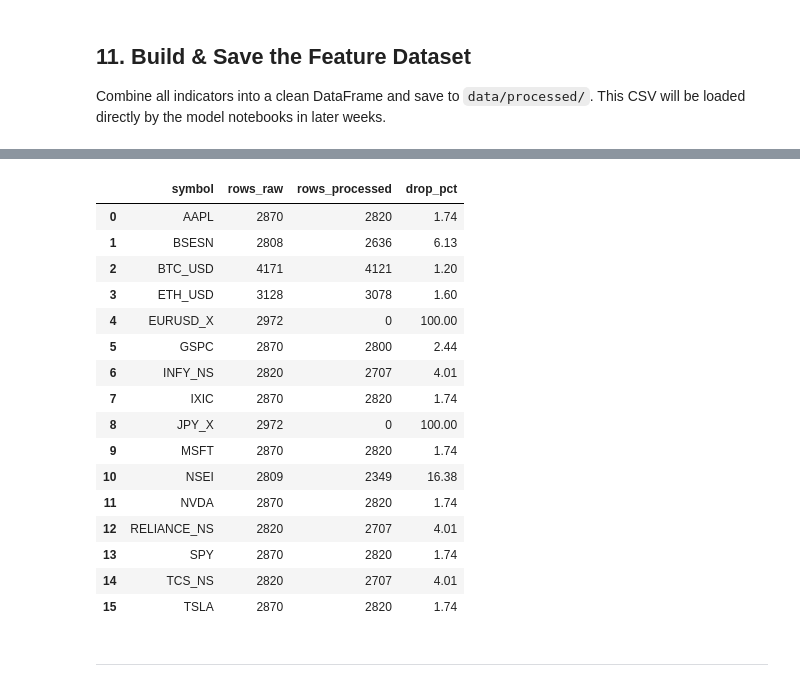
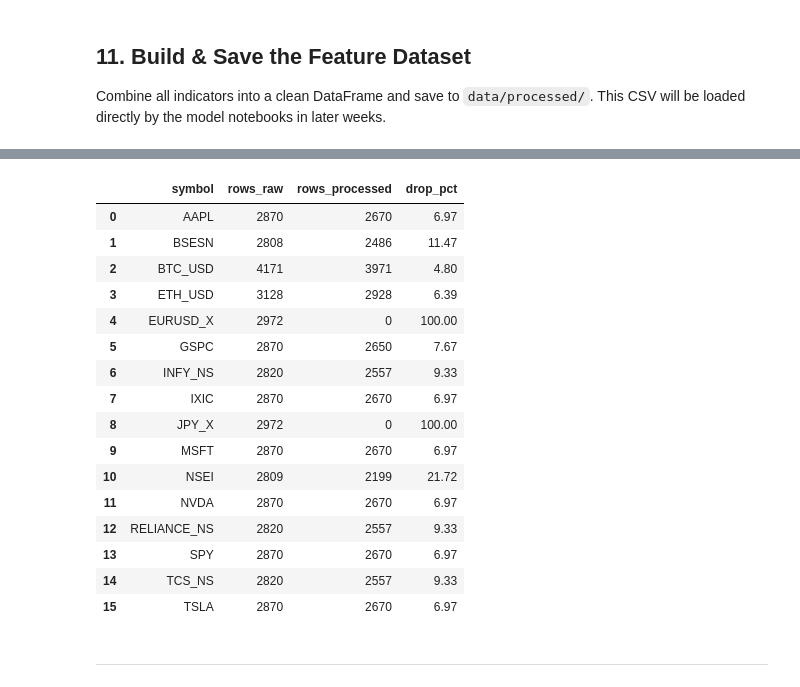
Before and after one commit to Sajal-Sahu-hub/SOC-Stock-Trading-With-LSTM-And-RL, a Jupyter notebook: Week2/technical_indicators.ipynb, the cells around one changed output, grey strips where cells are left out. Saved outputs shown, nothing was run; the diff lists cells and outputs as text; code cells hidden in the pictures.

```diff
--- a/Week2/technical_indicators.ipynb
+++ b/Week2/technical_indicators.ipynb
@@ -498,57 +489,57 @@ for csv_path in RAW_DIR.glob('*.csv'):
 
         processed = PROCESSED_DIR / f"{sym}_features.csv"
 
-        FEATURE_COLUMNS = ['close',
-           'return_1', 'return_5', 'log_return_1',
-           'sma_ratio_20', 'sma_ratio_50',
+        FEATURE_COLUMNS = [ "open", "high", "low", "close", "volume",
+           'return_1', 'return_5', 'log_return_1','sma_20','sma_50','sma_200',
+           'sma_ratio_20', 'sma_ratio_50','ema_12','ema_20','ema_26',
             'ema_ratio_20',
             'rsi_14',
             'macd', 'macd_signal','macd_hist',
             'roc_5', 'roc_10','bb_upper','bb_lower',
-            'bb_width', 'bb_pct_b',
+            'bb_width', 'bb_pct_b','atr_14',
             'atr_ratio',
-            'stoch_k', 'stoch_d',
-            'obv_change',
+            'stoch_k', 'stoch_d','obv',
+            'obv_change','vwap',
             'vwap_ratio',
             'z_score_20'
         ]
 
 
         df['future_return']    = close.shift(-1)/close -1
         df['target_direction'] = [1 if v>0 else 0 for v in df['future_return']]
         rows_raw=df.shape[0]
         required = FEATURE_COLUMNS + ['future_return','target_direction']
         df       = df[required]
         df       = df.replace([float('inf'),float('-inf')],float('NaN'))
 
         df_clean = df[required].dropna()
         df_clean = df_clean.reset_index()
         rows_processed = df_clean.shape[0]
         df_clean.to_csv(processed)
 #         # ... save to PROCESSED_DIR ...
         summary.append({'symbol' :sym,'rows_raw' :rows_raw,'rows_processed' :rows_processed ,'drop_pct' :round((rows_raw-rows_processed)*100/rows_raw,2)})
 
     except Exception as e:
         summary.append({'symbol': sym, 'error': str(e)})
 
 pd.DataFrame(summary)
 # %% [output]
 |  | symbol | rows_raw | rows_processed | drop_pct |
-| 0 | AAPL | 2870 | 2820 | 1.74 |
-| 1 | BSESN | 2808 | 2636 | 6.13 |
-| 2 | BTC_USD | 4171 | 4121 | 1.20 |
-| 3 | ETH_USD | 3128 | 3078 | 1.60 |
+| 0 | AAPL | 2870 | 2670 | 6.97 |
+| 1 | BSESN | 2808 | 2486 | 11.47 |
+| 2 | BTC_USD | 4171 | 3971 | 4.80 |
+| 3 | ETH_USD | 3128 | 2928 | 6.39 |
 | 4 | EURUSD_X | 2972 | 0 | 100.00 |
-| 5 | GSPC | 2870 | 2800 | 2.44 |
-| 6 | INFY_NS | 2820 | 2707 | 4.01 |
-| 7 | IXIC | 2870 | 2820 | 1.74 |
+| 5 | GSPC | 2870 | 2650 | 7.67 |
+| 6 | INFY_NS | 2820 | 2557 | 9.33 |
+| 7 | IXIC | 2870 | 2670 | 6.97 |
 | 8 | JPY_X | 2972 | 0 | 100.00 |
-| 9 | MSFT | 2870 | 2820 | 1.74 |
-| 10 | NSEI | 2809 | 2349 | 16.38 |
-| 11 | NVDA | 2870 | 2820 | 1.74 |
-| 12 | RELIANCE_NS | 2820 | 2707 | 4.01 |
-| 13 | SPY | 2870 | 2820 | 1.74 |
-| 14 | TCS_NS | 2820 | 2707 | 4.01 |
-| 15 | TSLA | 2870 | 2820 | 1.74 |
+| 9 | MSFT | 2870 | 2670 | 6.97 |
+| 10 | NSEI | 2809 | 2199 | 21.72 |
+| 11 | NVDA | 2870 | 2670 | 6.97 |
+| 12 | RELIANCE_NS | 2820 | 2557 | 9.33 |
+| 13 | SPY | 2870 | 2670 | 6.97 |
+| 14 | TCS_NS | 2820 | 2557 | 9.33 |
+| 15 | TSLA | 2870 | 2670 | 6.97 |
 # %% [markdown]
 ---
```
Also changed, not shown: parts of 1 cell of this notebook.
